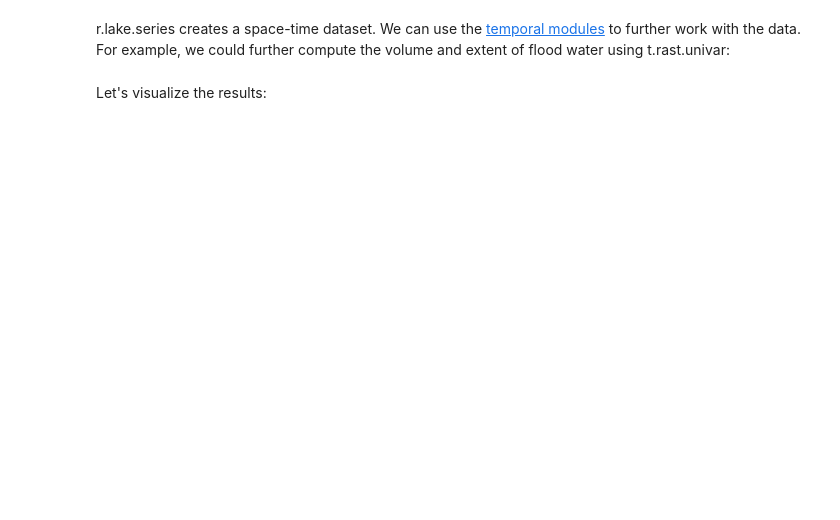
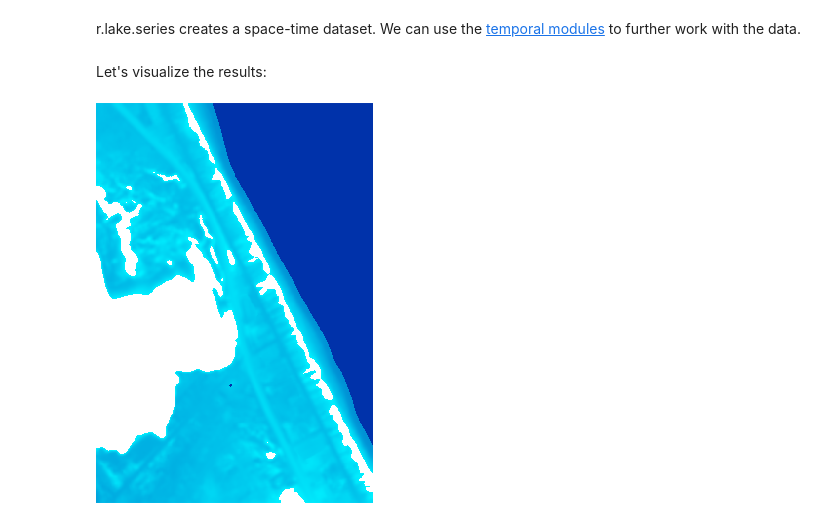
Before and after one commit to ncsu-geoforall-lab/csdms-grass-2024, a Jupyter notebook: 05_Inundation.ipynb, the cells around one changed output. Saved outputs shown, nothing was run; the diff lists cells and outputs as text; code cells hidden in the pictures; blank space fills up the shorter version.

```diff
--- a/05_Inundation.ipynb
+++ b/05_Inundation.ipynb
@@ -40,2 +103,2 @@ pd.read_csv(StringIO(gs.read_command("t.rast.list", input="flooding", separator=
 # %% [markdown]
-r.lake.series creates a space-time dataset. We can use the [temporal modules](https://grass.osgeo.org/grass-stable/manuals/temporal.html) to further work with the data. For example, we could further compute the volume and extent of flood water using t.rast.univar:
+r.lake.series creates a space-time dataset. We can use the [temporal modules](https://grass.osgeo.org/grass-stable/manuals/temporal.html) to further work with the data.
@@ -44,2 +105,8 @@ pd.read_csv(StringIO(gs.read_command("t.rast.univar", input="flooding", separato
 # %% [markdown]
 Let's visualize the results:
+# %%
+flood1 = gj.Map()
+flood1.d_rast(map="flooding_4.0")
+flood1.show()
+# %% [output]
+[figure, added]
```
Also changed, not shown: parts of 16 cells of this notebook.
